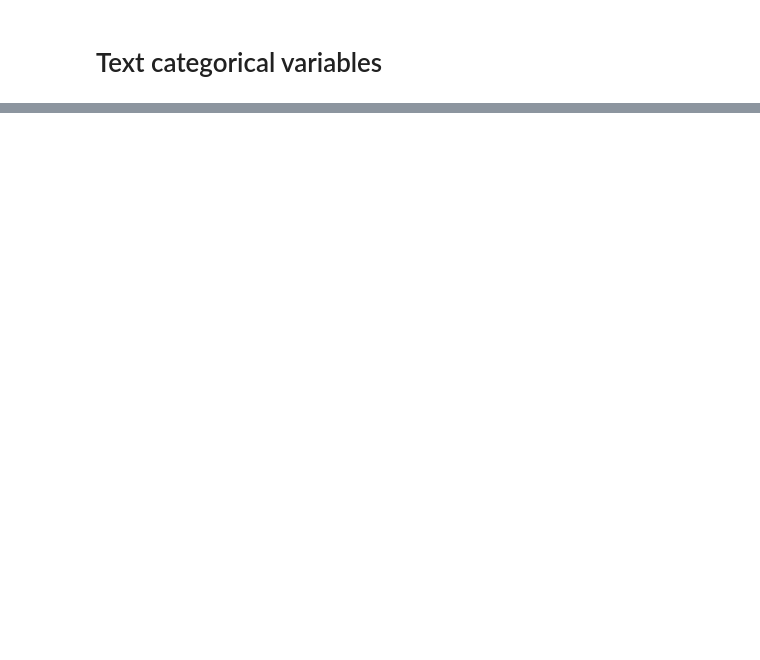
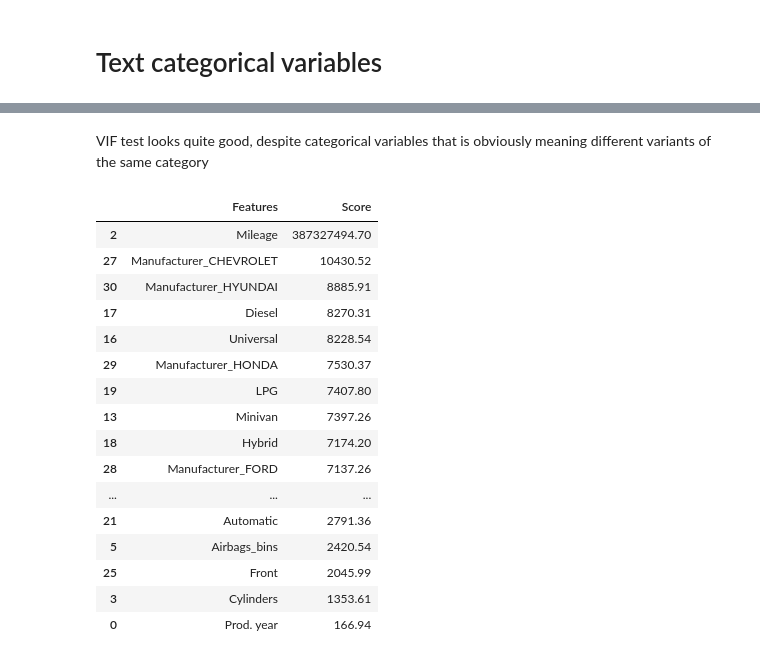
Before and after one commit to KirSobolev/Advanced-data-analytics, a Jupyter notebook: ex1/ex1.ipynb, the cells around one changed output, grey strips where cells are left out. Drawn from its saved outputs; the diff is of its cells as text; code cells hidden in the pictures; blank space fills up the shorter version.

```diff
--- a/ex1/ex1.ipynb
+++ b/ex1/ex1.ipynb
@@ -531,0 +535,49 @@ print(vif_data)
+# %% [markdown]
+VIF test looks quite good, despite categorical variables that is obviously meaning different variants of the same category
+# %%
+from sklearn.feature_selection import SelectKBest
+from sklearn.feature_selection import chi2
+
+# convert all continuous variables to integer,
+# and convert all negative numbers to 0
+X_cat = X.astype(int)
+X_cat = X_cat.clip(lower=0)
+
+# initialize chi2 and SelectKBest
+# Note: chi2 -test is a very common test
+# in statistics and quantitative analysis
+# basically it studies the data whether variables are related
+# or independent of each other
+chi_2_features = SelectKBest(chi2, k=len(X_cat.columns))
+
+# fit our data to the SelectKBest
+best_features = chi_2_features.fit(X_cat,y.astype(int))
+
+# use decimal format in table print later
+pd.options.display.float_format = '{:.2f}'.format
+
+# wrap it up, and show the results
+# the higher the score, the more effect that column has on price
+df_features = pd.DataFrame(best_features.scores_)
+df_columns = pd.DataFrame(X_cat.columns)
+f_scores = pd.concat([df_columns,df_features],axis=1)
+f_scores.columns = ['Features','Score']
+f_scores.sort_values(by='Score',ascending=False)
+# %% [output]
+|  | Features | Score |
+| 2 | Mileage | 387327494.70 |
+| 27 | Manufacturer_CHEVROLET | 10430.52 |
+| 30 | Manufacturer_HYUNDAI | 8885.91 |
+| 17 | Diesel | 8270.31 |
+| 16 | Universal | 8228.54 |
+| 29 | Manufacturer_HONDA | 7530.37 |
+| 19 | LPG | 7407.80 |
+| 13 | Minivan | 7397.26 |
+| 18 | Hybrid | 7174.20 |
+| 28 | Manufacturer_FORD | 7137.26 |
+| ... | ... | ... |
+| 21 | Automatic | 2791.36 |
+| 5 | Airbags_bins | 2420.54 |
+| 25 | Front | 2045.99 |
+| 3 | Cylinders | 1353.61 |
+| 0 | Prod. year | 166.94 |
```
Also changed, not shown: parts of 16 cells of this notebook, 13 other files.
